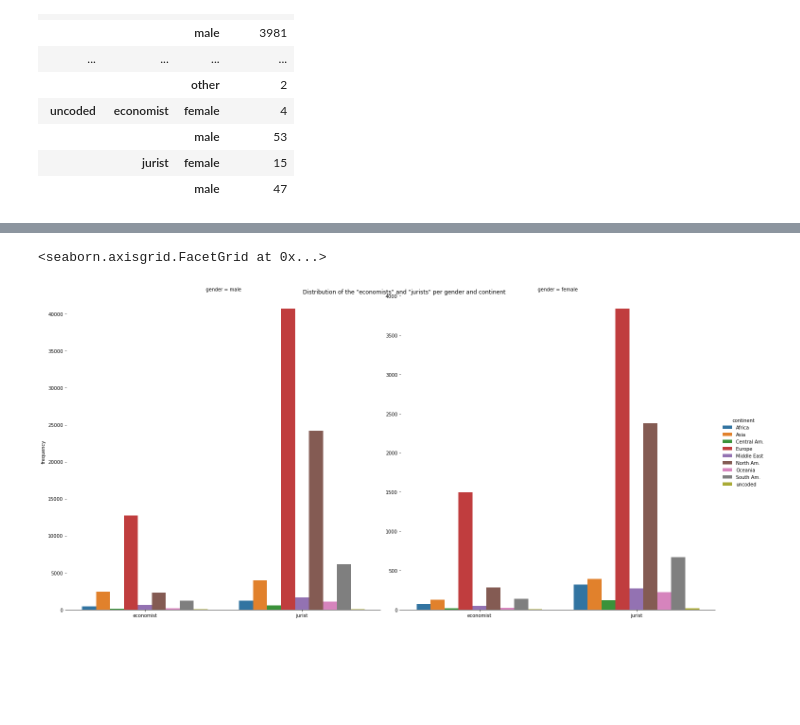
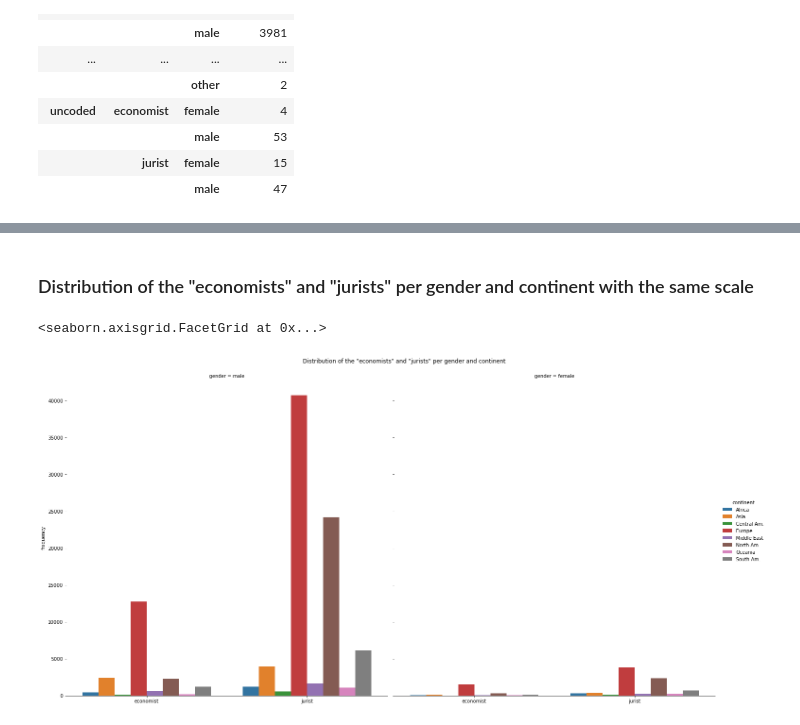
Before and after one commit to Semantic-Data-for-Humanities/Economists_Jurists, a Jupyter notebook: Notebooks/Analysis_nationalities_wikidata.ipynb, the cells around one changed output, grey strips where cells are left out. Drawn from its saved outputs; the diff is of its cells as text; code cells hidden in the pictures; blank space fills up the shorter version.

```diff
--- a/Notebooks/Analysis_nationalities_wikidata.ipynb
+++ b/Notebooks/Analysis_nationalities_wikidata.ipynb
@@ -879,7 +1035,9 @@ df_nat_occ_gend
 |  | jurist | female | 15 |
 |  |  | male | 47 |
 # %%
-continent=("Africa","Asia", "Central Am.", "Europe", "Middle East","North Am.","Oceania","South Am.", "uncoded")
+# We prepare the datas for the seaborn library that we want in the plot
+# cf. https://stackoverflow.com/questions/31845258/pandas-multi-index-plotting
+continent=("Africa","Asia", "Central Am.", "Europe", "Middle East","North Am.","Oceania","South Am.")
 occupation=("economist", "jurist")
 gender=("male", "female")
 index = pd.MultiIndex.from_product(
@@ -914,11 +1084,13 @@ print(data)
+# %% [markdown]
+### Distribution of the "economists" and "jurists" per gender and continent with the same scale
 # %%
-fg = sns.catplot(x='occupation', y='frequency', hue='continent', col="gender",
-                       data=data, kind='bar', height=10, aspect=1,  sharey=False)
+fg1 = sns.catplot(x='occupation', y='frequency', hue='continent', col="gender",
+                       data=data, kind='bar', height=10, aspect=1,  sharey=True)
 
-fg.fig.suptitle('Distribution of the "economists" and "jurists" per gender and continent')
-fg.despine(left=True)
-#fg.savefig('exported_pictures/nationalities/distribution_continent_eco_juri_gend.png', dpi=100, bbox_inches = "tight")
-fg.set_xlabels('')
+fg1.fig.suptitle('Distribution of the "economists" and "jurists" per gender and continent', y=1.03)
+fg1.despine(left=True)
+#fg1.savefig('exported_pictures/nationalities/distribution_continent_eco_juri_gend.png', dpi=100, bbox_inches = "tight")
+fg1.set_xlabels('')
 # %% [output]
 <seaborn.axisgrid.FacetGrid at 0x...>
-[figure, old version]
+[figure, new version]
```
Also changed, not shown: parts of 45 cells of this notebook, 4 other files.
